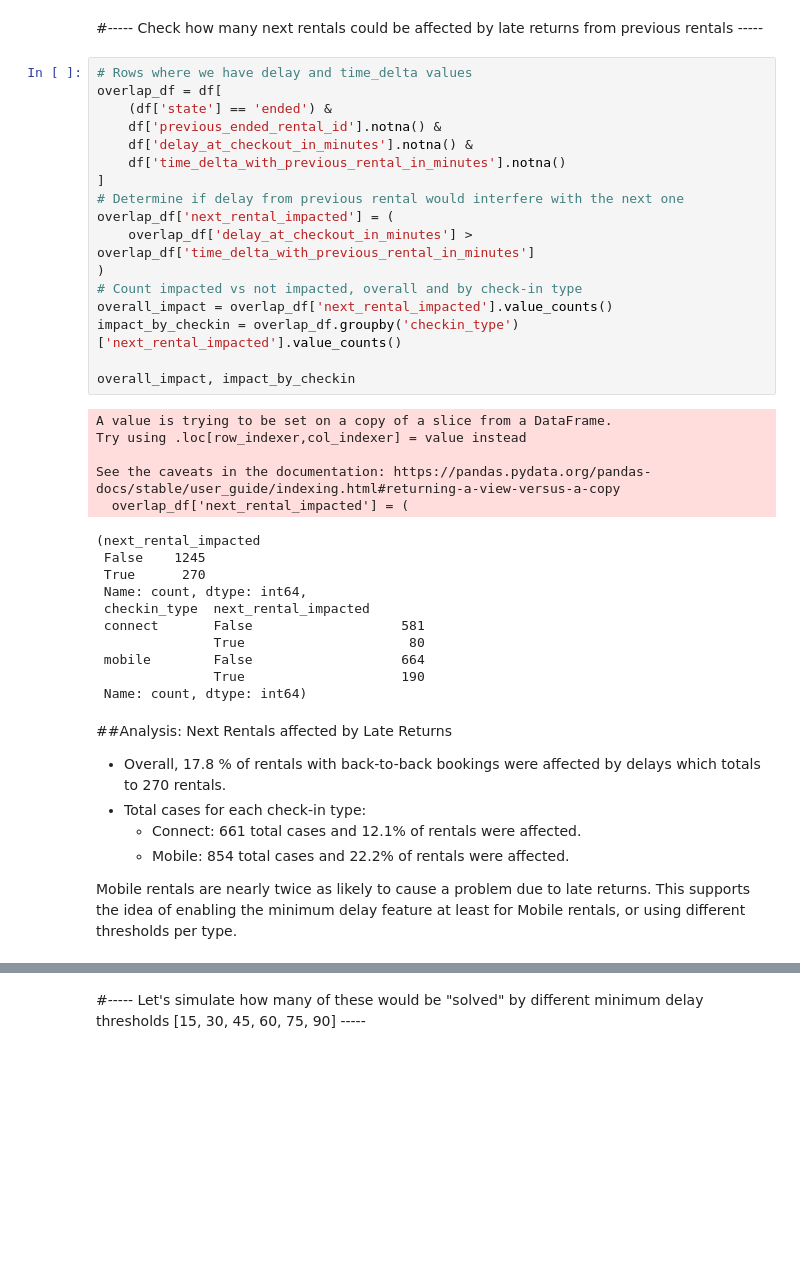
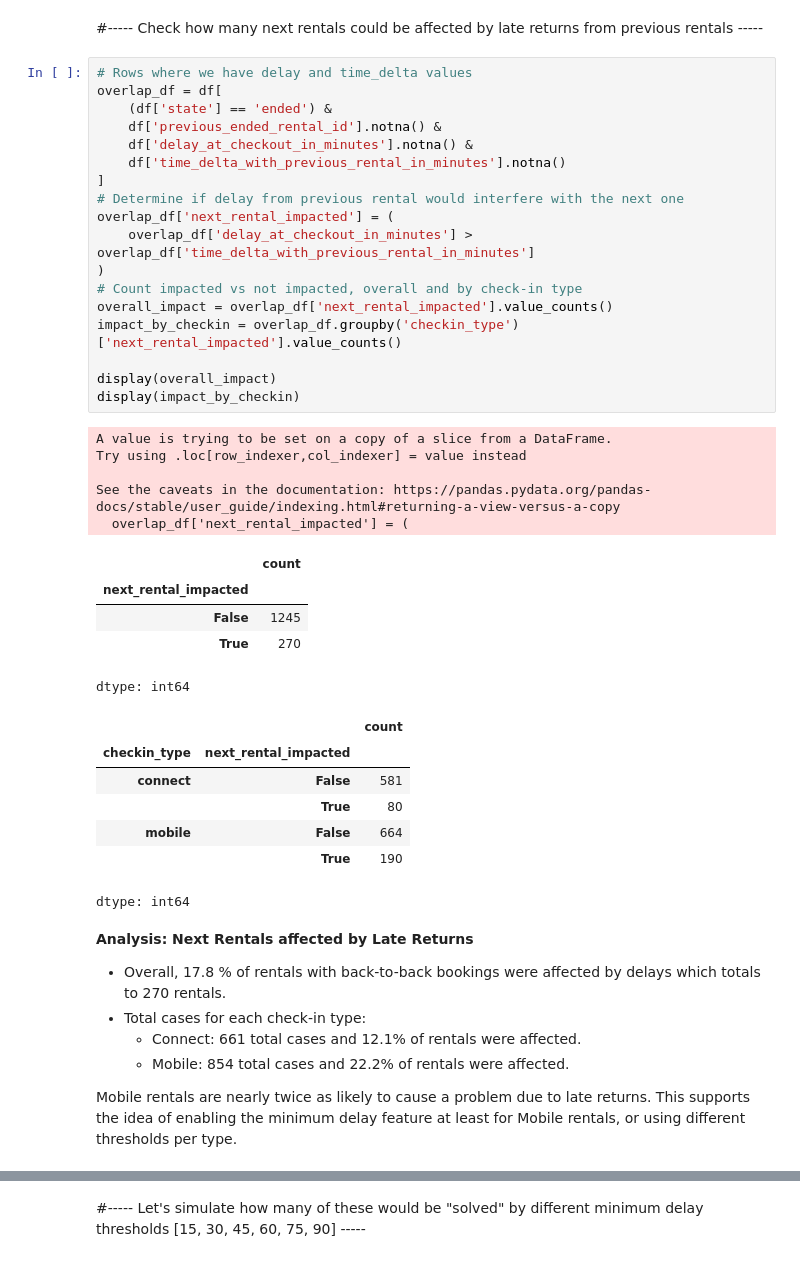
Before and after one commit to YnaPqt/deploiement-getaround, a Jupyter notebook: getaround_analysis.ipynb, the cells around one changed output, grey strips where cells are left out. Drawn from its saved outputs; the diff is of its cells as text; blank space fills up the shorter version.

```diff
--- a/getaround_analysis.ipynb
+++ b/getaround_analysis.ipynb
@@ -304,38 +304,41 @@ Mobile check-ins have more delays and larger late returns whilst Connect cars ar
 # %%
 # Rows where we have delay and time_delta values
 overlap_df = df[
     (df['state'] == 'ended') &
     df['previous_ended_rental_id'].notna() &
     df['delay_at_checkout_in_minutes'].notna() &
     df['time_delta_with_previous_rental_in_minutes'].notna()
 ]
 # Determine if delay from previous rental would interfere with the next one
 overlap_df['next_rental_impacted'] = (
     overlap_df['delay_at_checkout_in_minutes'] > overlap_df['time_delta_with_previous_rental_in_minutes']
 )
 # Count impacted vs not impacted, overall and by check-in type
 overall_impact = overlap_df['next_rental_impacted'].value_counts()
 impact_by_checkin = overlap_df.groupby('checkin_type')['next_rental_impacted'].value_counts()
 
-overall_impact, impact_by_checkin
+display(overall_impact)
+display(impact_by_checkin)
 # %% [output]
 A value is trying to be set on a copy of a slice from a DataFrame.
 Try using .loc[row_indexer,col_indexer] = value instead
 
 See the caveats in the documentation: https://pandas.pydata.org/pandas-docs/stable/user_guide/indexing.html#returning-a-view-versus-a-copy
   overlap_df['next_rental_impacted'] = (
+|  | count |
+| next_rental_impacted |  |
+| False | 1245 |
+| True | 270 |
-(next_rental_impacted
- False    1245
- True      270
- Name: count, dtype: int64,
- checkin_type  next_rental_impacted
- connect       False                   581
-               True                     80
- mobile        False                   664
-               True                    190
- Name: count, dtype: int64)
+dtype: int64
+|  |  | count |
+| checkin_type | next_rental_impacted |  |
+| connect | False | 581 |
+|  | True | 80 |
+| mobile | False | 664 |
+|  | True | 190 |
+dtype: int64
 # %% [markdown]
-##Analysis: Next Rentals affected by Late Returns
+**Analysis: Next Rentals affected by Late Returns**
 - Overall, 17.8 % of rentals with back-to-back bookings were affected by delays which totals to 270 rentals.
 - Total cases for each check-in type:
   - Connect: 661 total cases and 12.1% of rentals were affected.
```
Also changed, not shown: parts of 12 cells of this notebook.
